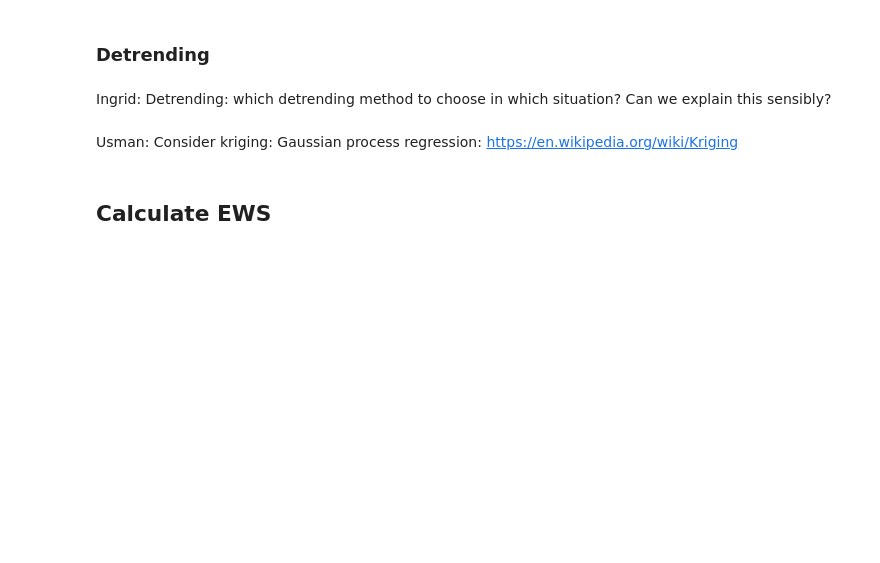
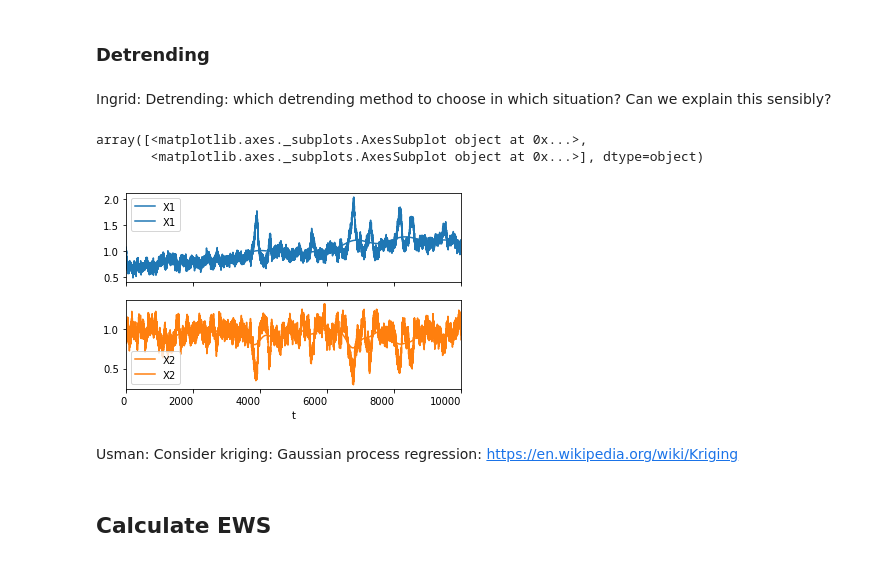
Before and after one commit to gossips/earlywarningsignals, a Jupyter notebook: code/Vignette_EWS.ipynb, the cells around one changed output. Saved outputs shown, nothing was run; the diff lists cells and outputs as text; code cells hidden in the pictures; blank space fills up the shorter version.

```diff
--- a/code/Vignette_EWS.ipynb
+++ b/code/Vignette_EWS.ipynb
@@ -84,3 +81,12 @@ Ingrid: Detrending: which detrending method to choose in which situation? Can we
+# %%
+#Gaussian detrending with default bandwidth
+ts_trend, ts_residual=ews.detrend(ts, detrending='gaussian')
+ax=ts.plot(subplots=True)
+ts_trend.plot(subplots=True, ax=ax)
+# %% [output]
+array([<matplotlib.axes._subplots.AxesSubplot object at 0x...>,
+       <matplotlib.axes._subplots.AxesSubplot object at 0x...>], dtype=object)
+[figure, added]
 # %% [markdown]
 Usman: Consider kriging: Gaussian process regression: https://en.wikipedia.org/wiki/Kriging
 # %% [markdown]
```
Also changed, not shown: parts of 3 cells of this notebook.
